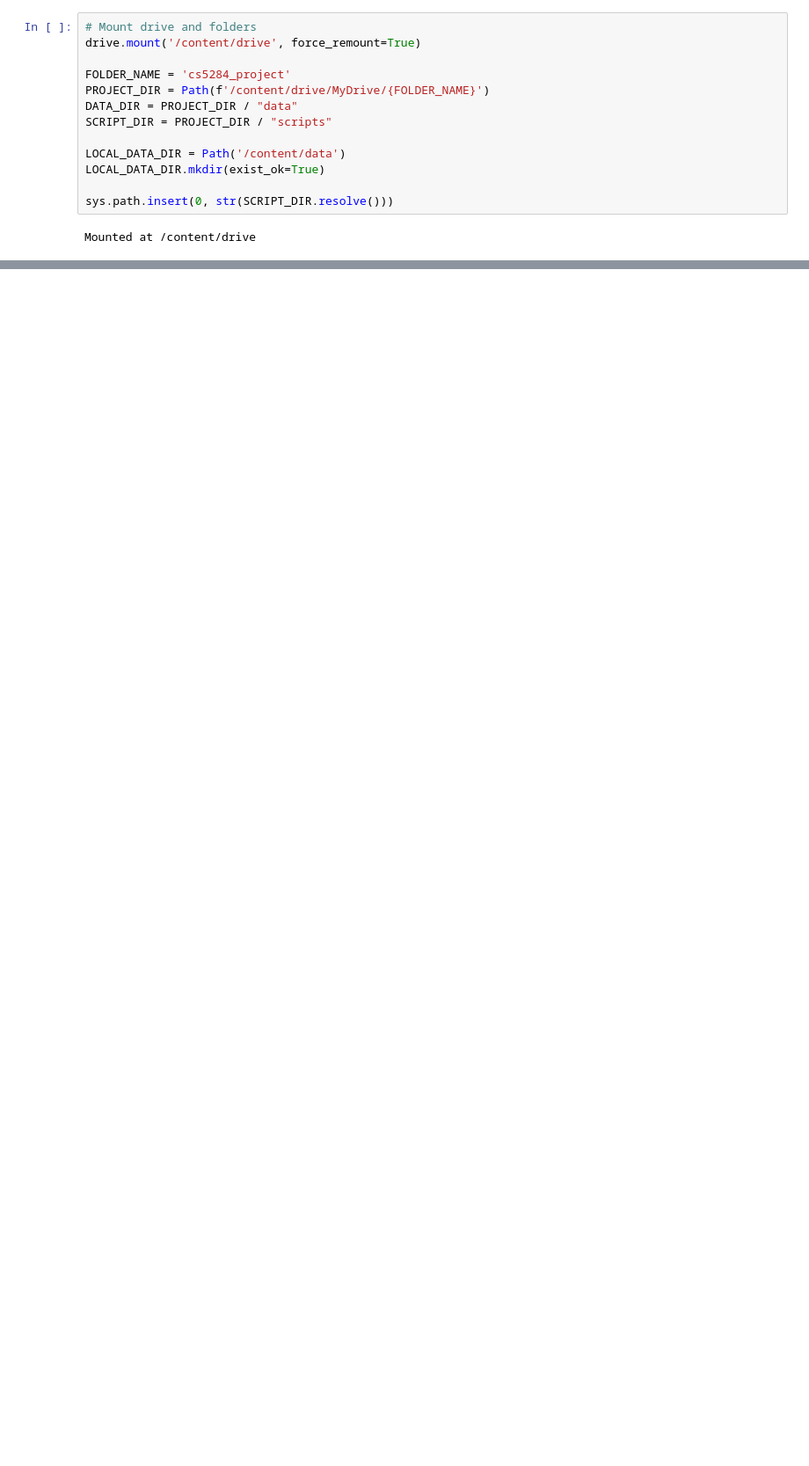
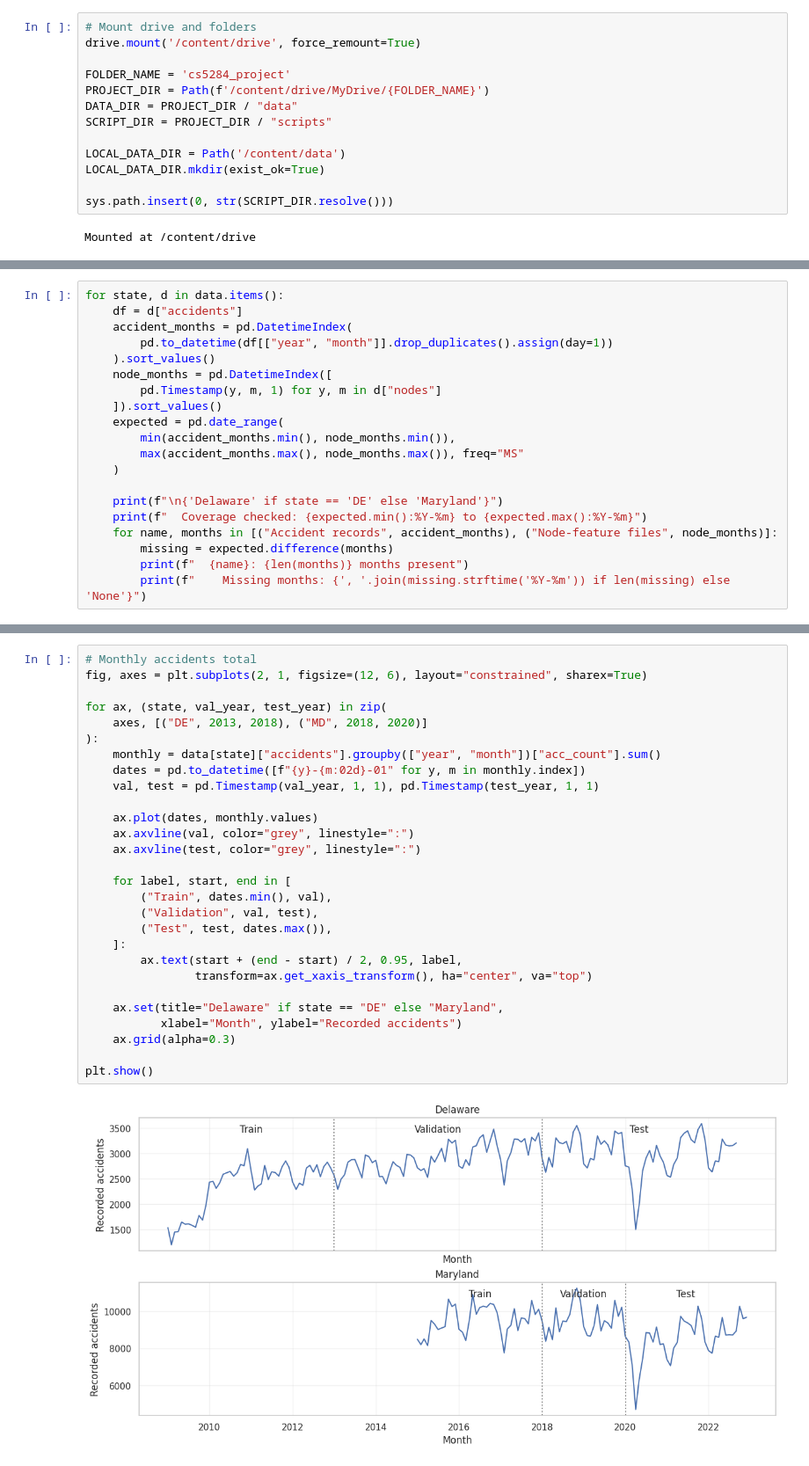
Before and after one commit to aaronteork/CS5284_GML, a Jupyter notebook: eda.ipynb, the cells around one changed output, grey strips where cells are left out. Shown at 88% size. Saved outputs shown, nothing was run; the diff lists cells and outputs as text; blank space fills up the shorter version.

Commit message:
EDA and interactive plot

```diff
--- a/eda.ipynb
+++ b/eda.ipynb
@@ -498,0 +231,20 @@ max -75.049863  39.839218
+# %%
+for state, d in data.items():
+    df = d["accidents"]
+    accident_months = pd.DatetimeIndex(
+        pd.to_datetime(df[["year", "month"]].drop_duplicates().assign(day=1))
+    ).sort_values()
+    node_months = pd.DatetimeIndex([
+        pd.Timestamp(y, m, 1) for y, m in d["nodes"]
+    ]).sort_values()
+    expected = pd.date_range(
+        min(accident_months.min(), node_months.min()),
+        max(accident_months.max(), node_months.max()), freq="MS"
+    )
+
+    print(f"\n{'Delaware' if state == 'DE' else 'Maryland'}")
+    print(f"  Coverage checked: {expected.min():%Y-%m} to {expected.max():%Y-%m}")
+    for name, months in [("Accident records", accident_months), ("Node-feature files", node_months)]:
+        missing = expected.difference(months)
+        print(f"  {name}: {len(months)} months present")
+        print(f"    Missing months: {', '.join(missing.strftime('%Y-%m')) if len(missing) else 'None'}")
@@ -498,0 +384,30 @@ max -75.049863  39.839218
+# %%
+# Monthly accidents total
+fig, axes = plt.subplots(2, 1, figsize=(12, 6), layout="constrained", sharex=True)
+
+for ax, (state, val_year, test_year) in zip(
+    axes, [("DE", 2013, 2018), ("MD", 2018, 2020)]
+):
+    monthly = data[state]["accidents"].groupby(["year", "month"])["acc_count"].sum()
+    dates = pd.to_datetime([f"{y}-{m:02d}-01" for y, m in monthly.index])
+    val, test = pd.Timestamp(val_year, 1, 1), pd.Timestamp(test_year, 1, 1)
+
+    ax.plot(dates, monthly.values)
+    ax.axvline(val, color="grey", linestyle=":")
+    ax.axvline(test, color="grey", linestyle=":")
+
+    for label, start, end in [
+        ("Train", dates.min(), val),
+        ("Validation", val, test),
+        ("Test", test, dates.max()),
+    ]:
+        ax.text(start + (end - start) / 2, 0.95, label,
+                transform=ax.get_xaxis_transform(), ha="center", va="top")
+
+    ax.set(title="Delaware" if state == "DE" else "Maryland",
+           xlabel="Month", ylabel="Recorded accidents")
+    ax.grid(alpha=0.3)
+
+plt.show()
+# %% [output]
+[figure, added]
```
Also changed, not shown: parts of 45 cells of this notebook, 1 other file.
